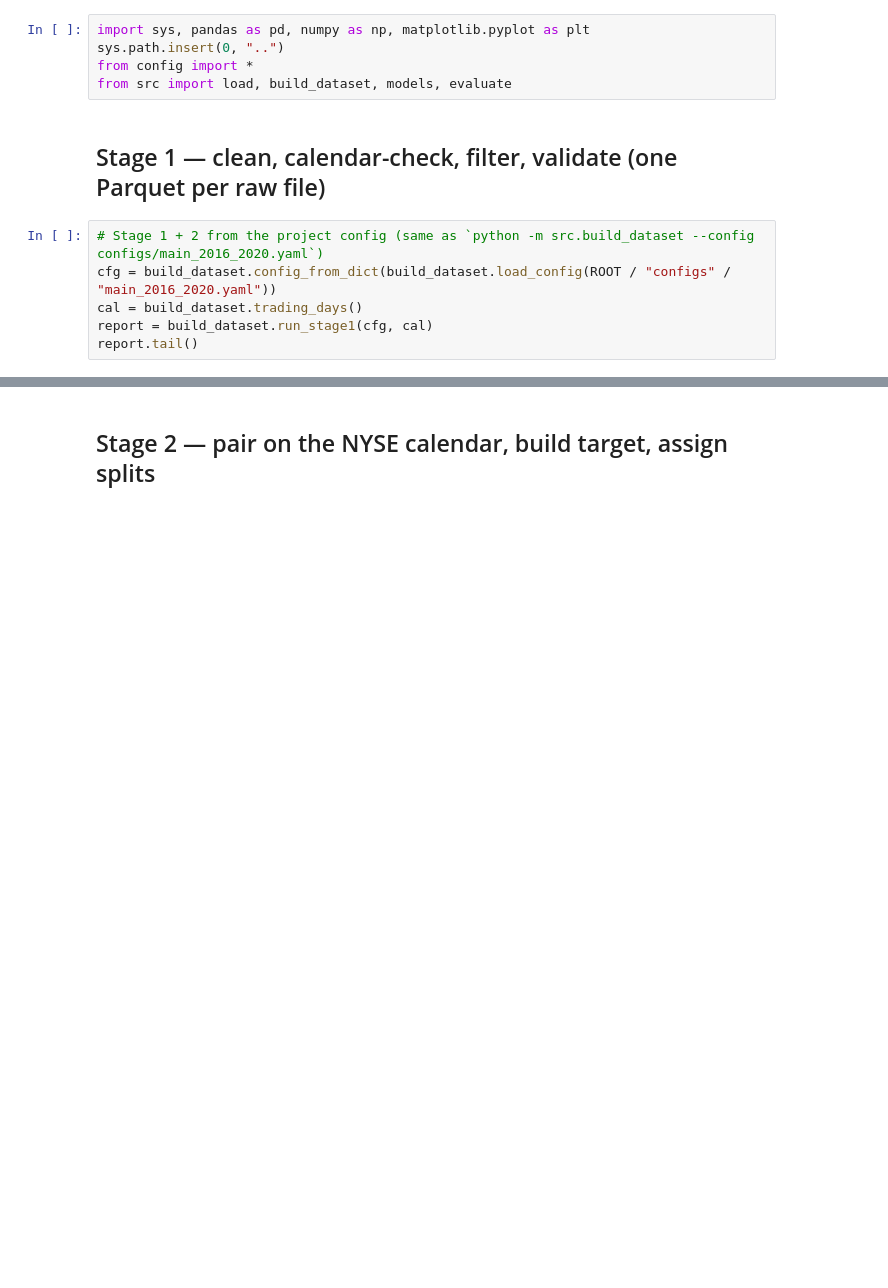
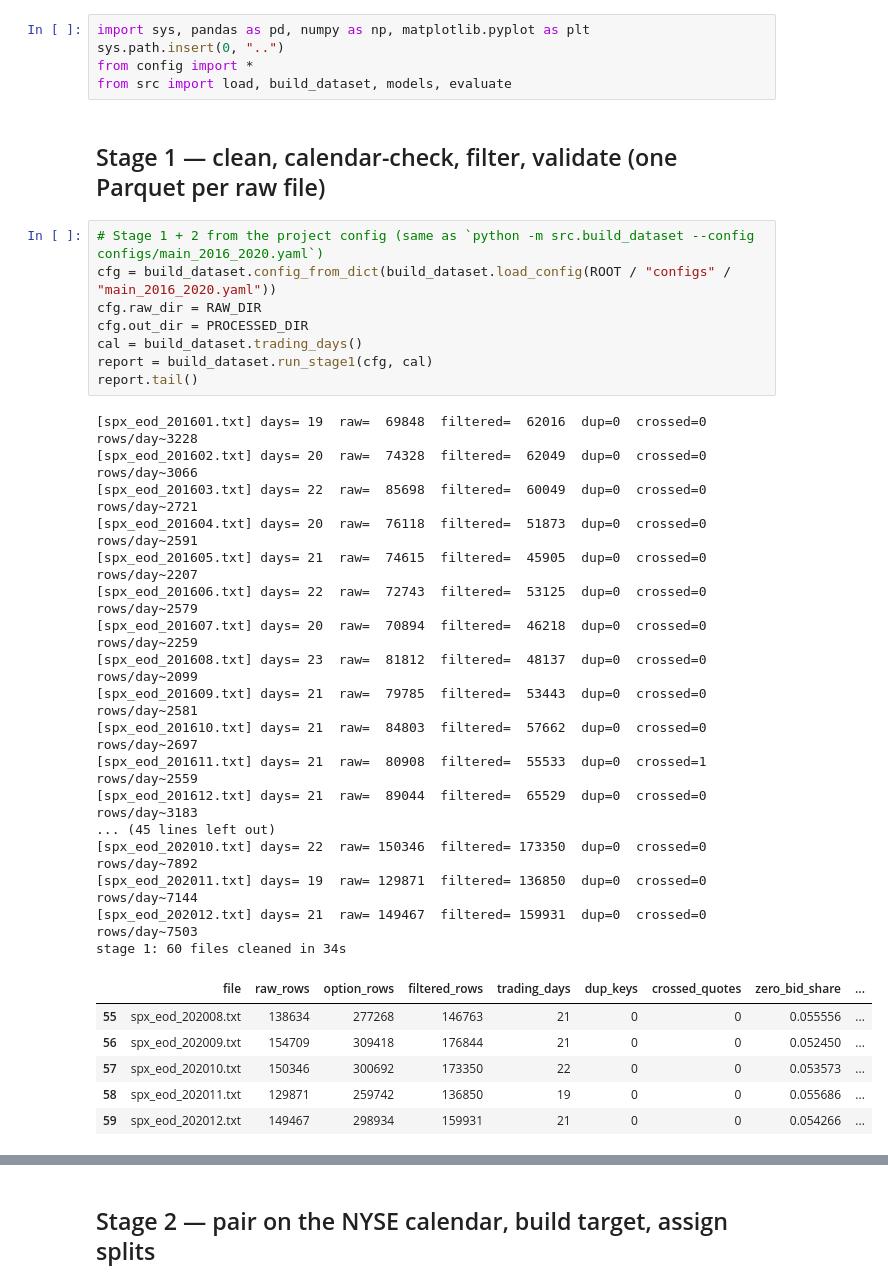
Before and after one commit to Poxterr/MF703Project, a Jupyter notebook: notebooks/01_data.ipynb, the cells around one changed output, grey strips where cells are left out. Cells and saved outputs as stored; diff of their text form; blank space fills up the shorter version.

```diff
--- a/notebooks/01_data.ipynb
+++ b/notebooks/01_data.ipynb
@@ -14,9 +14,35 @@ from src import load, build_dataset, models, evaluate
 # %%
 # Stage 1 + 2 from the project config (same as `python -m src.build_dataset --config configs/main_2016_2020.yaml`)
 cfg = build_dataset.config_from_dict(build_dataset.load_config(ROOT / "configs" / "main_2016_2020.yaml"))
+cfg.raw_dir = RAW_DIR
+cfg.out_dir = PROCESSED_DIR
 cal = build_dataset.trading_days()
 report = build_dataset.run_stage1(cfg, cal)
 report.tail()
+# %% [output]
+[spx_eod_201601.txt] days= 19  raw=  69848  filtered=  62016  dup=0  crossed=0  rows/day~3228
+[spx_eod_201602.txt] days= 20  raw=  74328  filtered=  62049  dup=0  crossed=0  rows/day~3066
+[spx_eod_201603.txt] days= 22  raw=  85698  filtered=  60049  dup=0  crossed=0  rows/day~2721
+[spx_eod_201604.txt] days= 20  raw=  76118  filtered=  51873  dup=0  crossed=0  rows/day~2591
+[spx_eod_201605.txt] days= 21  raw=  74615  filtered=  45905  dup=0  crossed=0  rows/day~2207
+[spx_eod_201606.txt] days= 22  raw=  72743  filtered=  53125  dup=0  crossed=0  rows/day~2579
+[spx_eod_201607.txt] days= 20  raw=  70894  filtered=  46218  dup=0  crossed=0  rows/day~2259
+[spx_eod_201608.txt] days= 23  raw=  81812  filtered=  48137  dup=0  crossed=0  rows/day~2099
+[spx_eod_201609.txt] days= 21  raw=  79785  filtered=  53443  dup=0  crossed=0  rows/day~2581
+[spx_eod_201610.txt] days= 21  raw=  84803  filtered=  57662  dup=0  crossed=0  rows/day~2697
+[spx_eod_201611.txt] days= 21  raw=  80908  filtered=  55533  dup=0  crossed=1  rows/day~2559
+[spx_eod_201612.txt] days= 21  raw=  89044  filtered=  65529  dup=0  crossed=0  rows/day~3183
+... (45 lines left out)
+[spx_eod_202010.txt] days= 22  raw= 150346  filtered= 173350  dup=0  crossed=0  rows/day~7892
+[spx_eod_202011.txt] days= 19  raw= 129871  filtered= 136850  dup=0  crossed=0  rows/day~7144
+[spx_eod_202012.txt] days= 21  raw= 149467  filtered= 159931  dup=0  crossed=0  rows/day~7503
+stage 1: 60 files cleaned in 34s
+|  | file | raw_rows | option_rows | filtered_rows | trading_days | dup_keys | crossed_quotes | zero_bid_share | ... |
+| 55 | spx_eod_202008.txt | 138634 | 277268 | 146763 | 21 | 0 | 0 | 0.055556 | ... |
+| 56 | spx_eod_202009.txt | 154709 | 309418 | 176844 | 21 | 0 | 0 | 0.052450 | ... |
+| 57 | spx_eod_202010.txt | 150346 | 300692 | 173350 | 22 | 0 | 0 | 0.053573 | ... |
+| 58 | spx_eod_202011.txt | 129871 | 259742 | 136850 | 19 | 0 | 0 | 0.055686 | ... |
+| 59 | spx_eod_202012.txt | 149467 | 298934 | 159931 | 21 | 0 | 0 | 0.054266 | ... |
 # %%
 from IPython.display import Markdown
 Markdown((PROCESSED_DIR / "data_quality.md").read_text())
```
Also changed, not shown: parts of 7 cells of this notebook.
